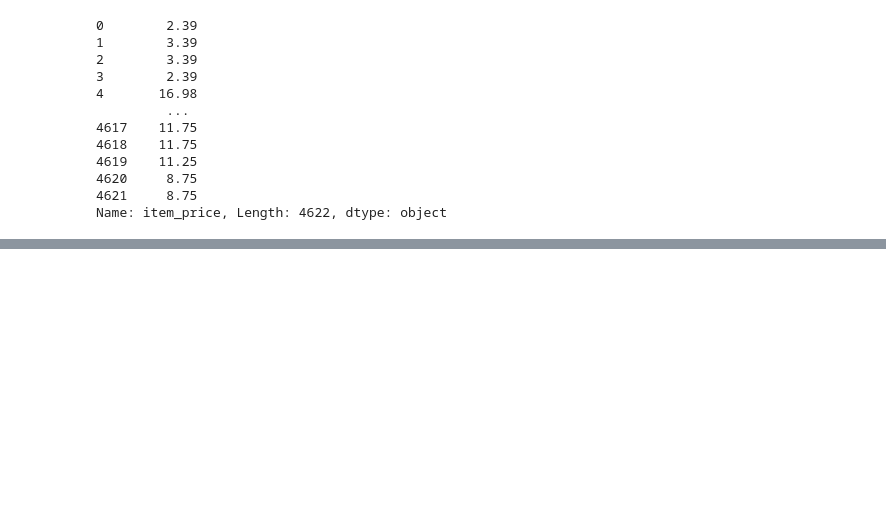
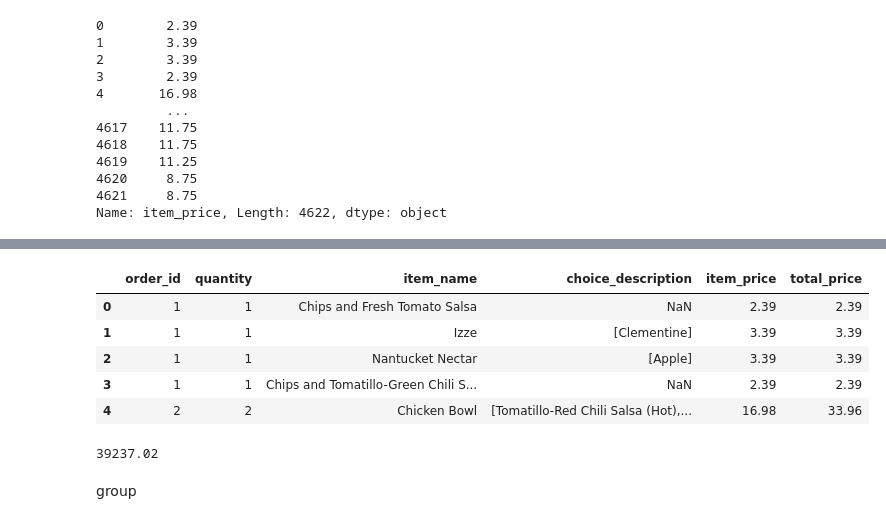
Before and after one commit to lqv221998-design/hoc_python, a Jupyter notebook: Data_Science/Pandas_DataFrame.ipynb, the cells around one changed output, grey strips where cells are left out. Drawn from its saved outputs; the diff is of its cells as text; code cells hidden in the pictures; blank space fills up the shorter version.

```diff
--- a/Data_Science/Pandas_DataFrame.ipynb
+++ b/Data_Science/Pandas_DataFrame.ipynb
@@ -149,0 +176,3 @@ Name: item_price, Length: 4622, dtype: object
+# %%
+#để thay đổi dữ liệu của data, ta gán nó vào 1 biến mới
+da.item_price = da.item_price.apply(lambda x : float(x.replace("$","")))
@@ -149,0 +189,20 @@ Name: item_price, Length: 4622, dtype: object
+# %%
+#Tạo cột mới và truyền giá trị vào (ở đây tính toán giá trị tổng tiền)
+da["total_price"] = da["quantity"]*da["item_price"]
+# %%
+da.head()
+# %% [output]
+|  | order_id | quantity | item_name | choice_description | item_price | total_price |
+| 0 | 1 | 1 | Chips and Fresh Tomato Salsa | NaN | 2.39 | 2.39 |
+| 1 | 1 | 1 | Izze | [Clementine] | 3.39 | 3.39 |
+| 2 | 1 | 1 | Nantucket Nectar | [Apple] | 3.39 | 3.39 |
+| 3 | 1 | 1 | Chips and Tomatillo-Green Chili S... | NaN | 2.39 | 2.39 |
+| 4 | 2 | 2 | Chicken Bowl | [Tomatillo-Red Chili Salsa (Hot),... | 16.98 | 33.96 |
+# %%
+#how much was the revenue for period in the dataset?
+revenue = da["total_price"].sum()
+print(revenue)
+# %% [output]
+39237.02
+# %% [markdown]
+group
```
Also changed, not shown: parts of 8 cells of this notebook.
